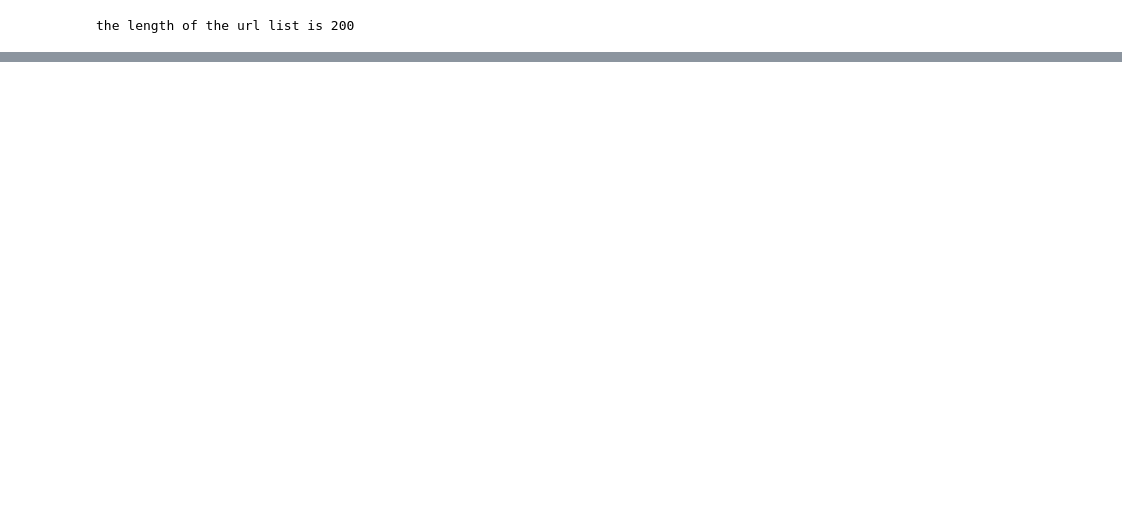
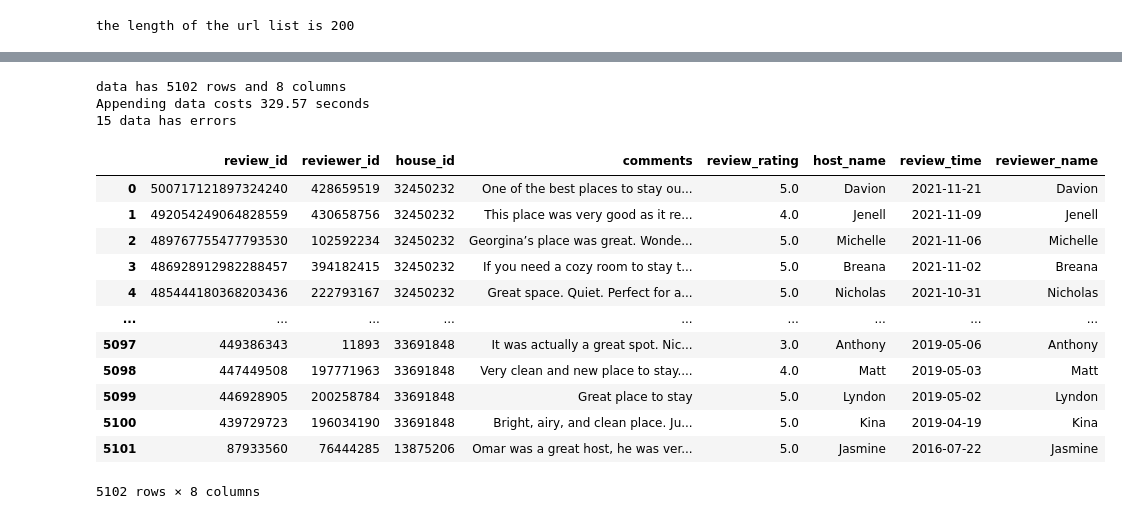
Before and after one commit to songxxiao/Py_spyder, a Jupyter notebook: Airbnb/AirBnb_Crawler.ipynb, the cells around one changed output, grey strips where cells are left out. Saved outputs shown, nothing was run; the diff lists cells and outputs as text; code cells hidden in the pictures; blank space fills up the shorter version.

```diff
--- a/Airbnb/AirBnb_Crawler.ipynb
+++ b/Airbnb/AirBnb_Crawler.ipynb
@@ -53,7 +56,6 @@ def getOnepage(browser, url):
     time.sleep(3)
     soup = BeautifulSoup(browser.page_source,'lxml', fromEncoding = 'ISO-8859-1')
     return browser, browser.page_source, soup
-
 # cityPagesource = bro.page_source
 def get_list(soup):
     '''return a house listing from searching page
@@ -63,6 +65,14 @@ def get_list(soup):
         url = 'https://airbnb.com/' + i.a['href'] + '&locale=en' # force to request english version
         urlList.append(url)
     return urlList
+
+def extract_date(date_string):
+    '''extract date'''
+    return date_string.split('T')[0]
+
+def extract_house_id(url):
+    house_id = url.split('airbnb.com//rooms/')[1].split('?adults')[0]
+    return house_id
 # %%
 bro = webdriver.Chrome()
 urlList = []
@@ -256 +289,65 @@ extract_user(user_json)
+# %%
+## Review Table
+def extract_review(json_input):
+    '''iterally extract review'''
+    reviewDT = pd.DataFrame()
+    for rev in json_input['reviews']:
+        reviewDict = {'reviewer_name':'null',
+              'host_name':'null',
+              'review_id':'null',
+              'comments':'null',
+              'review_time':'null',
+              'review_rating':'null',
+              'reviewer_id':'null'}
+        reviewDict['reviewer_name'] = rev['reviewer']['first_name'] # reviewers' first name
+        reviewDict['host_name'] = rev['reviewer']['host_name'] # reviewers' first name
+        reviewDict['review_id'] = str(rev['id']) # review id
+        reviewDict['comments'] = rev['comments'] # comments
+        reviewDict['review_time'] = extract_date(rev['created_at']) # review time
+        reviewDict['review_rating'] = rev['rating'] # rating
+        reviewDict['reviewer_id'] = int(rev['reviewer']['id']) # reviewer id
+        # reviewDict['review_profile_path'] = rev['reviewer']['profile_path'] # profile_path
+        # print(reviewDict)
+        reviewDT = reviewDT.append(reviewDict, ignore_index=True)
+    reviewDT['reviewer_id'] = reviewDT['reviewer_id'].astype('int64')
+    return reviewDT
+
+reviewDt = pd.DataFrame()
+error_houseid_list = []
+start = time.time()
+for i in tqdm(house_id_list):
+    house_review_url = 'https://www.airbnb.com/api/v2/reviews?key=d306zoyjsyarp7ifhu67rjxn52tv0t20&locale=en&listing_id={}&role=guest&_format=for_p3&_limit=100'.format(i)
+    time.sleep(1)
+    response = requests.get(house_review_url)
+    json_input = response.json()
+    try:
+        dt1 = extract_review(json_input)
+        dt1['house_id'] = i
+    except:
+        error_houseid_list.append(i)
+    reviewDt = reviewDt.append(dt1, ignore_index = True)
+print('data has {} rows and {} columns'.format(reviewDt.shape[0], reviewDt.shape[1]))
+print('Appending data costs %.2f seconds'%(time.time() - start))
+print('{} data has errors'.format(len(error_houseid_list)))
+reviewCol = ['review_id','reviewer_id','house_id', 'comments', 'review_rating','host_name','review_time','reviewer_name']
+reviewDt = reviewDt[reviewCol]
+reviewDt.to_csv('./reviewDt.csv', header=False, index = False)
+reviewDt
+# %% [output]
+data has 5102 rows and 8 columns
+Appending data costs 329.57 seconds
+15 data has errors
+|  | review_id | reviewer_id | house_id | comments | review_rating | host_name | review_time | reviewer_name |
+| 0 | 500717121897324240 | 428659519 | 32450232 | One of the best places to stay ou... | 5.0 | Davion | 2021-11-21 | Davion |
+| 1 | 492054249064828559 | 430658756 | 32450232 | This place was very good as it re... | 4.0 | Jenell | 2021-11-09 | Jenell |
+| 2 | 489767755477793530 | 102592234 | 32450232 | Georgina’s place was great. Wonde... | 5.0 | Michelle | 2021-11-06 | Michelle |
+| 3 | 486928912982288457 | 394182415 | 32450232 | If you need a cozy room to stay t... | 5.0 | Breana | 2021-11-02 | Breana |
+| 4 | 485444180368203436 | 222793167 | 32450232 | Great space. Quiet. Perfect for a... | 5.0 | Nicholas | 2021-10-31 | Nicholas |
+| ... | ... | ... | ... | ... | ... | ... | ... | ... |
+| 5097 | 449386343 | 11893 | 33691848 | It was actually a great spot. Nic... | 3.0 | Anthony | 2019-05-06 | Anthony |
+| 5098 | 447449508 | 197771963 | 33691848 | Very clean and new place to stay.... | 4.0 | Matt | 2019-05-03 | Matt |
+| 5099 | 446928905 | 200258784 | 33691848 | Great place to stay | 5.0 | Lyndon | 2019-05-02 | Lyndon |
+| 5100 | 439729723 | 196034190 | 33691848 | Bright, airy, and clean place. Ju... | 5.0 | Kina | 2019-04-19 | Kina |
+| 5101 | 87933560 | 76444285 | 13875206 | Omar was a great host, he was ver... | 5.0 | Jasmine | 2016-07-22 | Jasmine |
+5102 rows × 8 columns
 # %%
```
Also changed, not shown: parts of 13 cells of this notebook, 2 other files.
